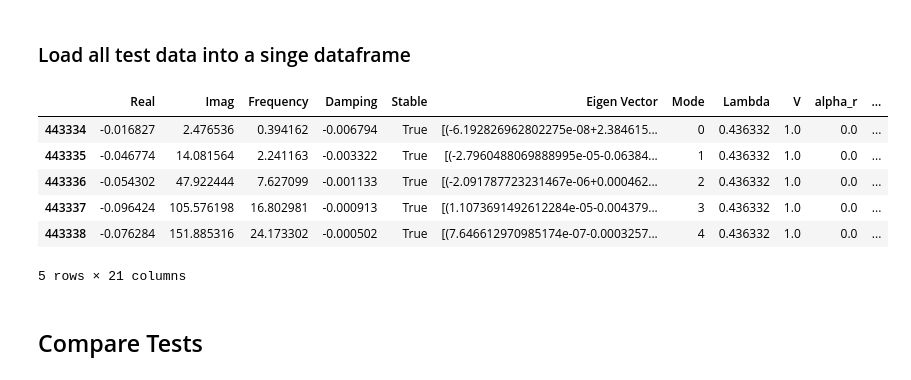
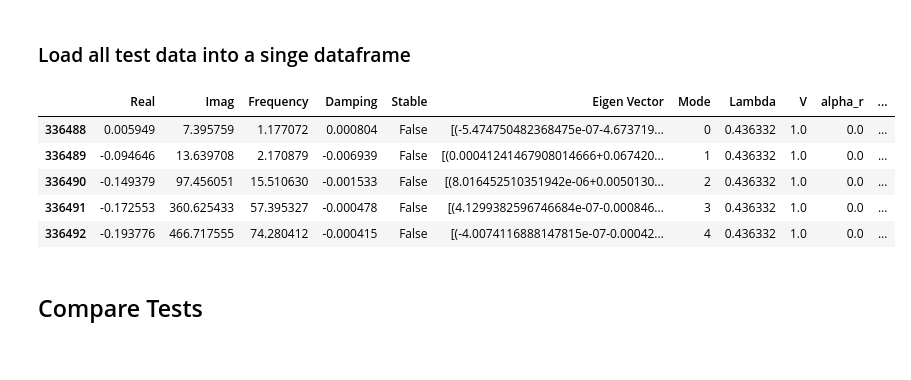
Before and after one commit to fh9g12/FwtModels, a Jupyter notebook: Workbooks/9_RectWingModelGen/4_Compare Results-JEC2.ipynb, the cells around one changed output. Drawn from its saved outputs; the diff is of its cells as text; code cells hidden in the pictures.

```diff
--- a/Workbooks/9_RectWingModelGen/4_Compare Results-JEC2.ipynb
+++ b/Workbooks/9_RectWingModelGen/4_Compare Results-JEC2.ipynb
@@ -23,21 +23,22 @@ flutdf = pd.DataFrame()
 b_modes = 3
 t_modes = 3
 
-dataset_name = 'JEC'
-#dataset_name = 'JEC2'
+#dataset_name = 'JEC'
+dataset_name = 'JEC2'
 #dataset_name = 'HALE'
-dataset_name = 'TestJEC'
+#dataset_name = 'TestJEC'
 
 
 
 
 model_names = {0:'Locked',1:'Free',2:'Free-IWT',3:'Free-IWT,IWB',4:'Free-IWT,IWB,FRotFWT',5:'Free-IWT,IWB,FRotFWT,Lin0',6:'Free-IWT,FRotFWT,Lin0'}
 model_names = {0:'Old',1:'Old,Iyy',2:'New',3:'New,Iyy'}
+model_names = {0:'Locked',1:'Free',2:'Free-IWT',3:'Free-IWT,IWB',4:'Free-IWT,IWB,FRotFWT',5:'Free-IWT,IWB,FRotFWT,Drag',6:'Free-IWT,IWB,FRotFWT,Lin0',7:'Free-IWT,IWB,FRotFWT,Drag,Lin0',6:'Free-IWT,FRotFWT,Lin0'}
 
 
 ls = []
-for i in range(4):
-    dat = pd.read_pickle(f'Eigen_{b_modes}B{t_modes}T-M{i}_{dataset_name}.pkl')
+for i in range(8):
+    dat = pd.read_pickle(f'../../Eigen_{b_modes}B{t_modes}T-M{i}_{dataset_name}.pkl')
     dat['Model'] = i
     dat['Config'] = dataset_name
     ls.append(dat)
@@ -47,7 +48,6 @@ flutdf = pd.concat(ls, ignore_index=True, sort=False)
 flutdf = flutdf.reset_index(drop=True)
 flutdf['Damping [%]'] = flutdf['Damping']*-100
 flutdf['FWT Mass [%]'] = pd.Categorical(flutdf['delta_m']*100)
-flutdf['FWT Ratio [%]'] = pd.Categorical(flutdf['sigma']*100)
 flutdf['Coast Angle [Deg]'] = np.rad2deg([i[-1] for i in flutdf['q']])
 flutdf['Flare Angle [Deg]'] = pd.Categorical(np.rad2deg(flutdf['Lambda']))
 flutdf['AoA [Deg]'] = pd.Categorical(np.rad2deg(flutdf['alpha_r']))
@@ -56,5 +56,9 @@ flutdf['Config'] = pd.Categorical(flutdf['Config'])
 flutdf['Mode'] = pd.Categorical(flutdf['Mode'])
 flutdf['Stable'] = pd.Categorical(flutdf['Stable'])
 
+flutdf['c_dmax'] = pd.Categorical(flutdf['c_dmax'])
+#flutdf['FWT Ratio [%]'] = pd.Categorical(flutdf['sigma']*100)
+#flutdf['D/L'] = pd.Categorical(flutdf['sigma_DL'])
+
 flutdf.head()
 # %% [output]
@@ -86,29 +89,30 @@ def SeriesFilter(series,var):
     else:
         return series == var
 
-def GetReducedDataSet(flutdf,model_num,Flare=25,AoA=0,ratio_FWT=20,FWT_mass = 100,Vmin = 1,Vmax = 140,Modes=None,Stable=None):
+def GetReducedDataSet(flutdf,model_num,Flare=25,AoA=0,ratio_FWT=20,FWT_mass = 100,c_dmax = 0,Vmin = 1,Vmax = 140,Modes=None,Stable=None):
     data = flutdf.copy()
     data = data[SeriesFilter(data['Model'],model_num)]
     data = data[SeriesFilter(data['Flare Angle [Deg]'],Flare)]
     data = data[SeriesFilter(data['AoA [Deg]'],AoA)]
     data = data[SeriesFilter(data['FWT Mass [%]'],FWT_mass)]
-    data = data[SeriesFilter(data['FWT Ratio [%]'],ratio_FWT)]
     data = data[SeriesFilter(data['Mode'],Modes)]
     data = data[SeriesFilter(data['Stable'],Stable)]
     data = data[data['V']<=Vmax]
     data = data[data['V']>=Vmin]
+
+    #data = data[SeriesFilter(data['FWT Ratio [%]'],ratio_FWT)]
+    data = data[SeriesFilter(data['c_dmax'],c_dmax)]
     return data
 # %%
-d = GetReducedDataSet(flutdf,[3])
+d = GetReducedDataSet(flutdf,[5])
 d.head()
 # %% [output]
 |  | Real | Imag | Frequency | Damping | Stable | Eigen Vector | Mode | Lambda | V | alpha_r | ... |
-| 443334 | -0.016827 | 2.476536 | 0.394162 | -0.006794 | True | [(-6.192826962802275e-08+2.384615... | 0 | 0.436332 | 1.0 | 0.0 | ... |
-| 443335 | -0.046774 | 14.081564 | 2.241163 | -0.003322 | True | [(-2.7960488069888995e-05-0.06384... | 1 | 0.436332 | 1.0 | 0.0 | ... |
-| 443336 | -0.054302 | 47.922444 | 7.627099 | -0.001133 | True | [(-2.091787723231467e-06+0.000462... | 2 | 0.436332 | 1.0 | 0.0 | ... |
-| 443337 | -0.096424 | 105.576198 | 16.802981 | -0.000913 | True | [(1.1073691492612284e-05-0.004379... | 3 | 0.436332 | 1.0 | 0.0 | ... |
-| 443338 | -0.076284 | 151.885316 | 24.173302 | -0.000502 | True | [(7.646612970985174e-07-0.0003257... | 4 | 0.436332 | 1.0 | 0.0 | ... |
+| 336488 | 0.005949 | 7.395759 | 1.177072 | 0.000804 | False | [(-5.474750482368475e-07-4.673719... | 0 | 0.436332 | 1.0 | 0.0 | ... |
+| 336489 | -0.094646 | 13.639708 | 2.170879 | -0.006939 | False | [(0.00041241467908014666+0.067420... | 1 | 0.436332 | 1.0 | 0.0 | ... |
+| 336490 | -0.149379 | 97.456051 | 15.510630 | -0.001533 | False | [(8.016452510351942e-06+0.0050130... | 2 | 0.436332 | 1.0 | 0.0 | ... |
+| 336491 | -0.172553 | 360.625433 | 57.395327 | -0.000478 | False | [(4.1299382596746684e-07-0.000846... | 3 | 0.436332 | 1.0 | 0.0 | ... |
+| 336492 | -0.193776 | 466.717555 | 74.280412 | -0.000415 | False | [(-4.0074116888147815e-07-0.00042... | 4 | 0.436332 | 1.0 | 0.0 | ... |
-5 rows × 21 columns
 # %%
 def PlotLines(data,x,y,Modes,hue,ax,sigma=8,legend=True):
     for i in Modes:
```
Also changed, not shown: parts of 4 cells of this notebook, 9 other files.
